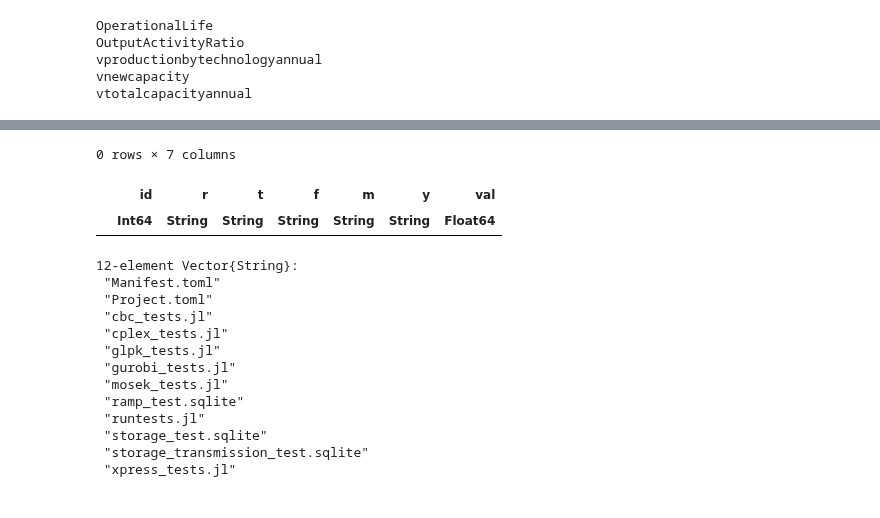
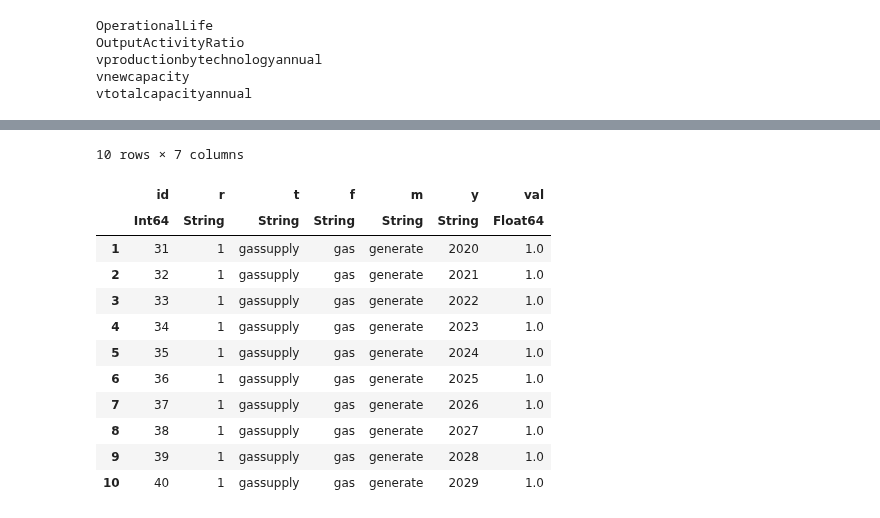
Before and after one commit to jarojasag/lac_decarbonization, a Jupyter notebook: julia/nemomod_work.ipynb, the cells around one changed output, grey strips where cells are left out. Saved outputs shown, nothing was run; the diff lists cells and outputs as text; code cells hidden in the pictures.

```diff
--- a/julia/nemomod_work.ipynb
+++ b/julia/nemomod_work.ipynb
@@ -244,22 +234,16 @@ filter(z -> (z[:t] == "coal"), dict_tables_demo["OutputActivityRatio"])
 # %%
- filter(x -> (x[:t] == "coalsupply"), dict_tables_demo["InputActivityRatio"])
+filter(x -> (x[:t] == "gassupply"), dict_tables_demo["OutputActivityRatio"])
 # %% [output]
-0 rows × 7 columns
+10 rows × 7 columns
 |  | id | r | t | f | m | y | val |
 |  | Int64 | String | String | String | String | String | Float64 |
+| 1 | 31 | 1 | gassupply | gas | generate | 2020 | 1.0 |
+| 2 | 32 | 1 | gassupply | gas | generate | 2021 | 1.0 |
+| 3 | 33 | 1 | gassupply | gas | generate | 2022 | 1.0 |
+| 4 | 34 | 1 | gassupply | gas | generate | 2023 | 1.0 |
+| 5 | 35 | 1 | gassupply | gas | generate | 2024 | 1.0 |
+| 6 | 36 | 1 | gassupply | gas | generate | 2025 | 1.0 |
+| 7 | 37 | 1 | gassupply | gas | generate | 2026 | 1.0 |
+| 8 | 38 | 1 | gassupply | gas | generate | 2027 | 1.0 |
+| 9 | 39 | 1 | gassupply | gas | generate | 2028 | 1.0 |
+| 10 | 40 | 1 | gassupply | gas | generate | 2029 | 1.0 |
-# %%
-readdir(normpath(joinpath(pathof(NemoMod), "..", "..", "test")))
-# %% [output]
-12-element Vector{String}:
- "Manifest.toml"
- "Project.toml"
- "cbc_tests.jl"
- "cplex_tests.jl"
- "glpk_tests.jl"
- "gurobi_tests.jl"
- "mosek_tests.jl"
- "ramp_test.sqlite"
- "runtests.jl"
- "storage_test.sqlite"
- "storage_transmission_test.sqlite"
- "xpress_tests.jl"
```
Also changed, not shown: parts of 11 cells of this notebook, 15 other files.
